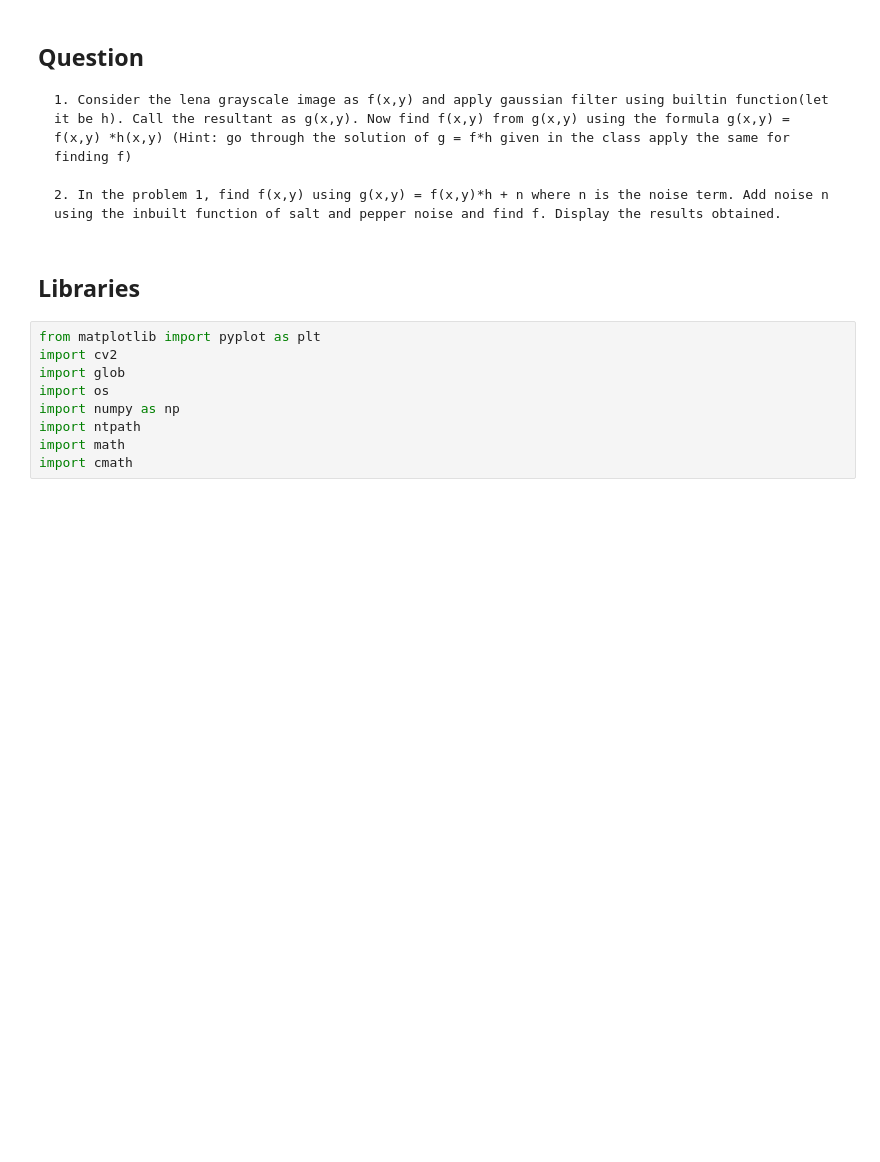
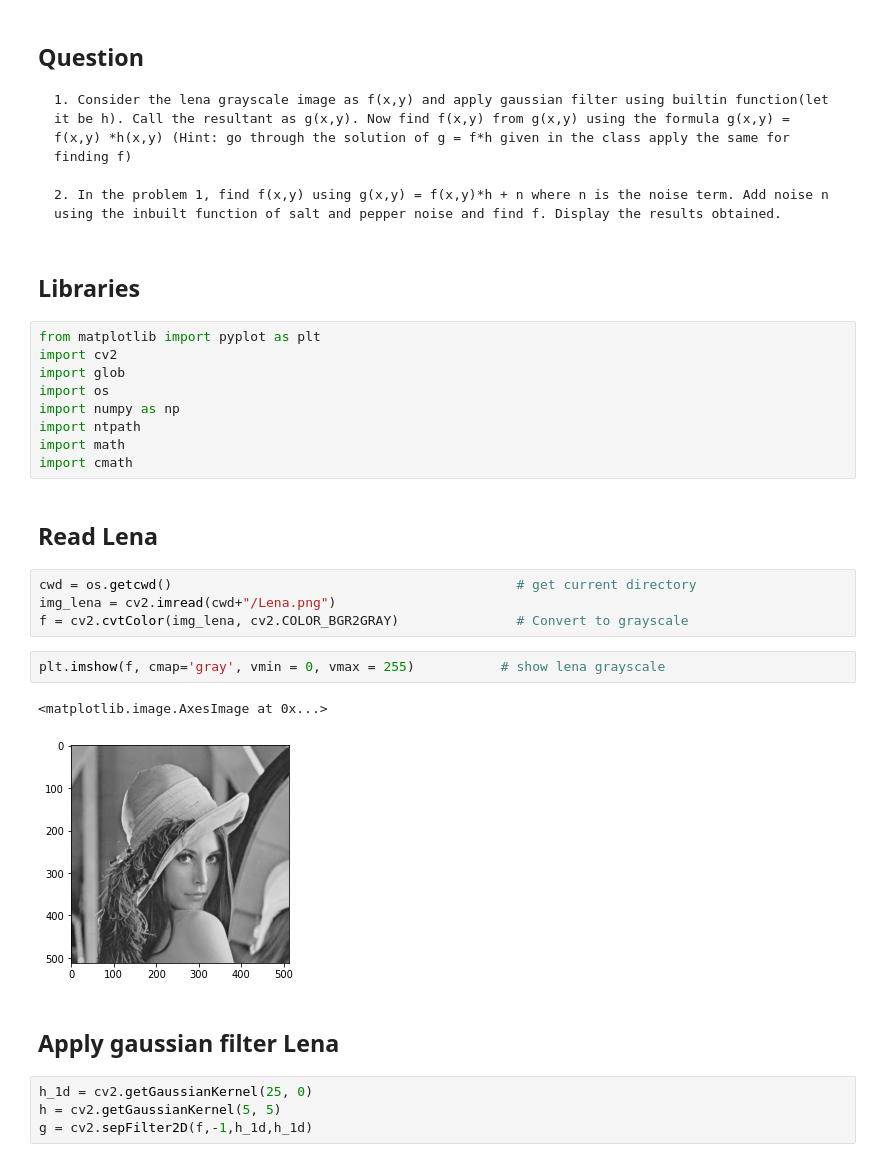
Before and after one commit to rad-mit/CS5102-Digital-Image-Processing-Project, a Jupyter notebook: Assignments/Assignment-8/DIP_Assignment_8.ipynb, the cells around one changed output. Saved outputs shown, nothing was run; the diff lists cells and outputs as text; blank space fills up the shorter version.

Commit message:
apply gaussian filter

```diff
--- a/Assignments/Assignment-8/DIP_Assignment_8.ipynb
+++ b/Assignments/Assignment-8/DIP_Assignment_8.ipynb
@@ -20,3 +20,20 @@ import numpy as np
 import ntpath
 import math
 import cmath
+# %% [markdown]
+## Read Lena
+# %%
+cwd = os.getcwd()                                            # get current directory
+img_lena = cv2.imread(cwd+"/Lena.png")
+f = cv2.cvtColor(img_lena, cv2.COLOR_BGR2GRAY)               # Convert to grayscale
+# %%
+plt.imshow(f, cmap='gray', vmin = 0, vmax = 255)           # show lena grayscale
+# %% [output]
+<matplotlib.image.AxesImage at 0x...>
+[figure, added]
+# %% [markdown]
+## Apply gaussian filter Lena
+# %%
+h_1d = cv2.getGaussianKernel(25, 0)
+h = cv2.getGaussianKernel(5, 5)
+g = cv2.sepFilter2D(f,-1,h_1d,h_1d)
```
Also changed, not shown: parts of 1 cell of this notebook.
